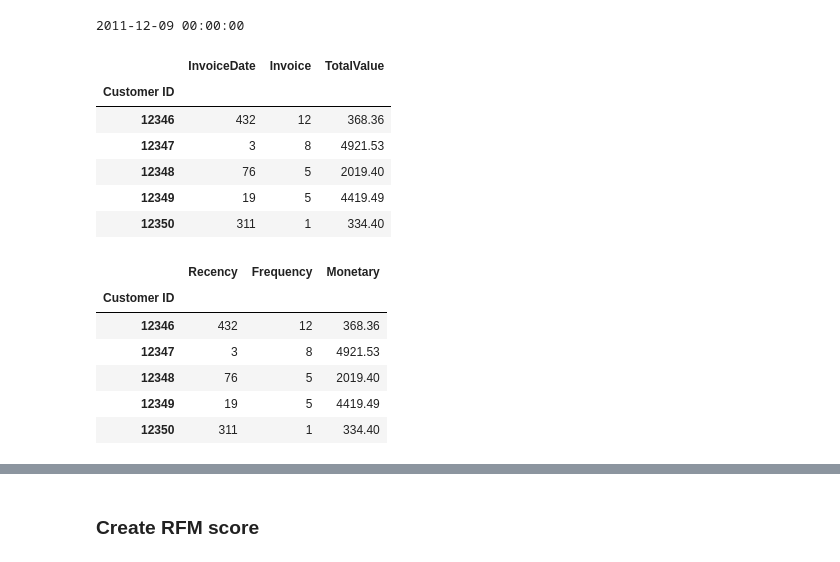
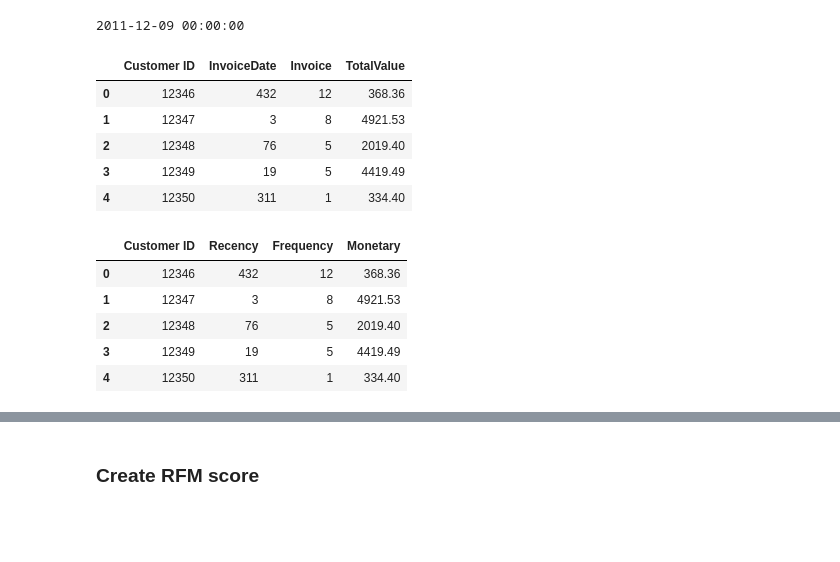
Before and after one commit to ArgyroMp/msc-thesis, a Jupyter notebook: Notebooks/02.rfm_dataset.ipynb, the cells around one changed output, grey strips where cells are left out. Cells and saved outputs as stored; diff of their text form; code cells hidden in the pictures; blank space fills up the shorter version.

```diff
--- a/Notebooks/02.rfm_dataset.ipynb
+++ b/Notebooks/02.rfm_dataset.ipynb
@@ -34,28 +35,32 @@ print(last_transaction_date)
 # Set date 12/10/20211, which is one day after the last transaction date, as today_date
 today_date = dt.datetime(2011,12,10)
 # %%
-# Goup by Customer ID and calculate RFM values
-rfm = customer_data.groupby("Customer ID").agg({"InvoiceDate": lambda x :(today_date-x.max()).days,
-                               "Invoice": lambda x : x.nunique(),
-                               "TotalValue":lambda x : x.sum()})
-rfm.head()
+# Group by Customer ID and calculate RFM values
+#rfm = customer_data.groupby("Customer ID").agg({"InvoiceDate": lambda x :(today_date-x.max()).days,
+                               #"Invoice": lambda x : x.nunique(),
+                               #"TotalValue":lambda x : x.sum()})
+#rfm.head()
-# %% [output]
-|  | InvoiceDate | Invoice | TotalValue |
-| Customer ID |  |  |  |
-| 12346 | 432 | 12 | 368.36 |
-| 12347 | 3 | 8 | 4921.53 |
-| 12348 | 76 | 5 | 2019.40 |
-| 12349 | 19 | 5 | 4419.49 |
-| 12350 | 311 | 1 | 334.40 |
+# %%
+# Group by Customer ID and calculate RFM values
+rfm = customer_data.groupby(["Customer ID"], as_index=False).agg({"InvoiceDate": lambda x :(today_date-x.max()).days,
+                               "Invoice": lambda x : x.nunique(),
+                               "TotalValue":lambda x : x.sum()})
+rfm.head()
+# %% [output]
+|  | Customer ID | InvoiceDate | Invoice | TotalValue |
+| 0 | 12346 | 432 | 12 | 368.36 |
+| 1 | 12347 | 3 | 8 | 4921.53 |
+| 2 | 12348 | 76 | 5 | 2019.40 |
+| 3 | 12349 | 19 | 5 | 4419.49 |
+| 4 | 12350 | 311 | 1 | 334.40 |
 # %%
 # Rename columns accordingly
-rfm.columns = ["Recency", "Frequency", "Monetary"]
+rfm.columns = ["Customer ID", "Recency", "Frequency", "Monetary"]
 rfm.head()
 # %% [output]
-|  | Recency | Frequency | Monetary |
-| Customer ID |  |  |  |
-| 12346 | 432 | 12 | 368.36 |
-| 12347 | 3 | 8 | 4921.53 |
-| 12348 | 76 | 5 | 2019.40 |
-| 12349 | 19 | 5 | 4419.49 |
-| 12350 | 311 | 1 | 334.40 |
+|  | Customer ID | Recency | Frequency | Monetary |
+| 0 | 12346 | 432 | 12 | 368.36 |
+| 1 | 12347 | 3 | 8 | 4921.53 |
+| 2 | 12348 | 76 | 5 | 2019.40 |
+| 3 | 12349 | 19 | 5 | 4419.49 |
+| 4 | 12350 | 311 | 1 | 334.40 |
```
Also changed, not shown: parts of 18 cells of this notebook.
